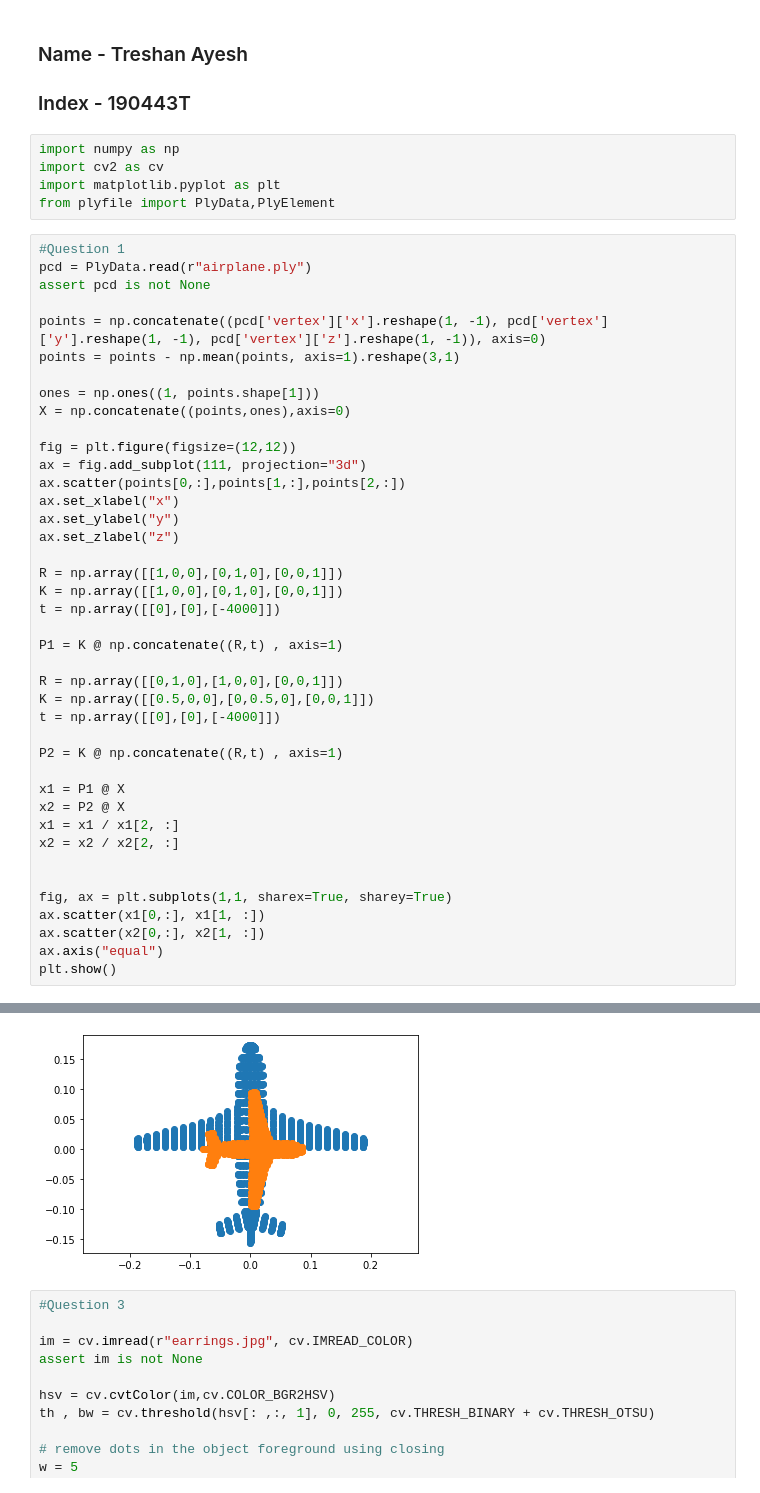
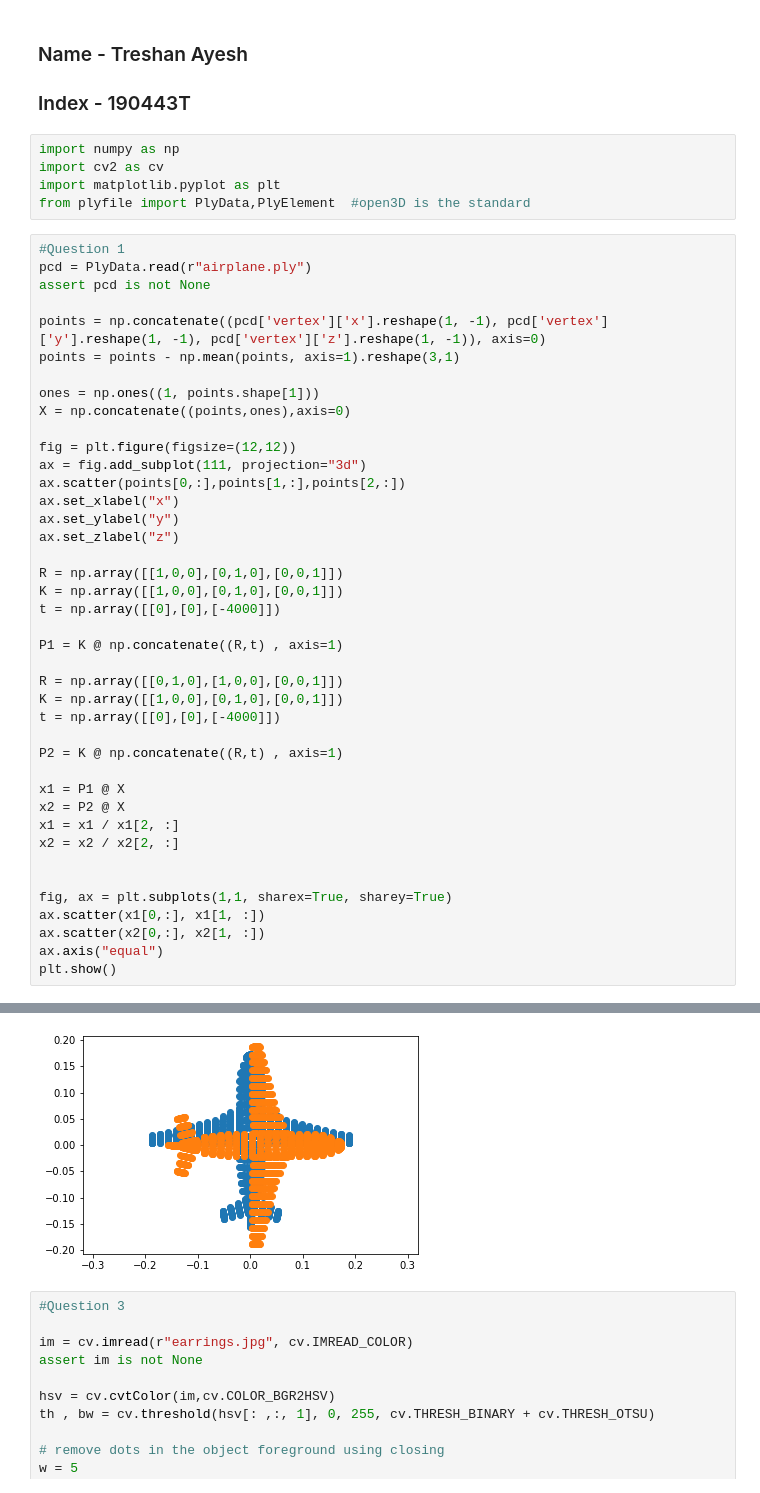
Before and after one commit to TreshanAyesh/EN2550-Fundamentals-of-Image-Processing, a Jupyter notebook: exercise7/190443T_ex07.ipynb, the cells around one changed output, grey strips where cells are left out. Saved outputs shown, nothing was run; the diff lists cells and outputs as text.

```diff
--- a/exercise7/190443T_ex07.ipynb
+++ b/exercise7/190443T_ex07.ipynb
@@ -5,7 +5,7 @@
 import numpy as np
 import cv2 as cv
 import matplotlib.pyplot as plt
-from plyfile import PlyData,PlyElement
+from plyfile import PlyData,PlyElement  #open3D is the standard
 # %%
 #Question 1
 pcd = PlyData.read(r"airplane.ply")
@@ -21,35 +21,35 @@ fig = plt.figure(figsize=(12,12))
 ax = fig.add_subplot(111, projection="3d")
 ax.scatter(points[0,:],points[1,:],points[2,:])
 ax.set_xlabel("x")
 ax.set_ylabel("y")
 ax.set_zlabel("z")
 
 R = np.array([[1,0,0],[0,1,0],[0,0,1]])
 K = np.array([[1,0,0],[0,1,0],[0,0,1]])
 t = np.array([[0],[0],[-4000]])
 
 P1 = K @ np.concatenate((R,t) , axis=1)
 
 R = np.array([[0,1,0],[1,0,0],[0,0,1]])
-K = np.array([[0.5,0,0],[0,0.5,0],[0,0,1]])
+K = np.array([[1,0,0],[0,1,0],[0,0,1]])
 t = np.array([[0],[0],[-4000]])
 
 P2 = K @ np.concatenate((R,t) , axis=1)
 
 x1 = P1 @ X
 x2 = P2 @ X
 x1 = x1 / x1[2, :]
 x2 = x2 / x2[2, :]
 
 
 fig, ax = plt.subplots(1,1, sharex=True, sharey=True)
 ax.scatter(x1[0,:], x1[1, :])
 ax.scatter(x2[0,:], x2[1, :])
 ax.axis("equal")
 plt.show()
 # %% [output]
 [figure]
-[figure, old version]
+[figure, new version]
 # %%
 #Question 3
 
```
Also changed, not shown: 3 other files.
